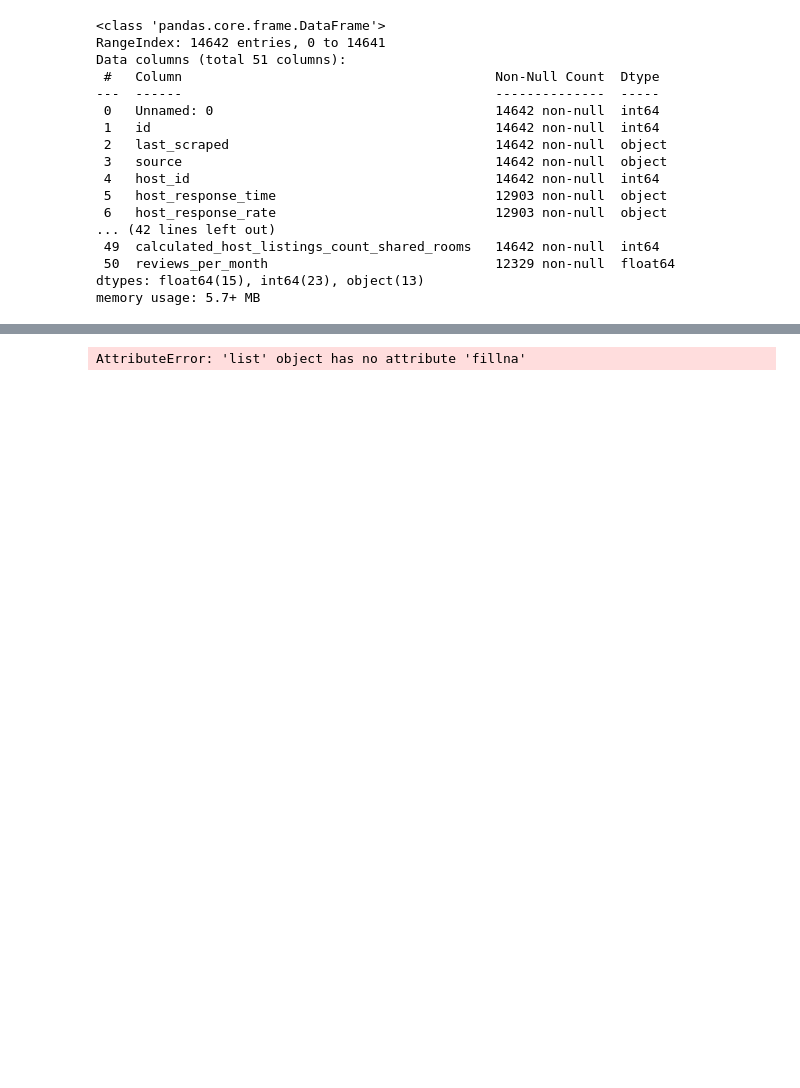
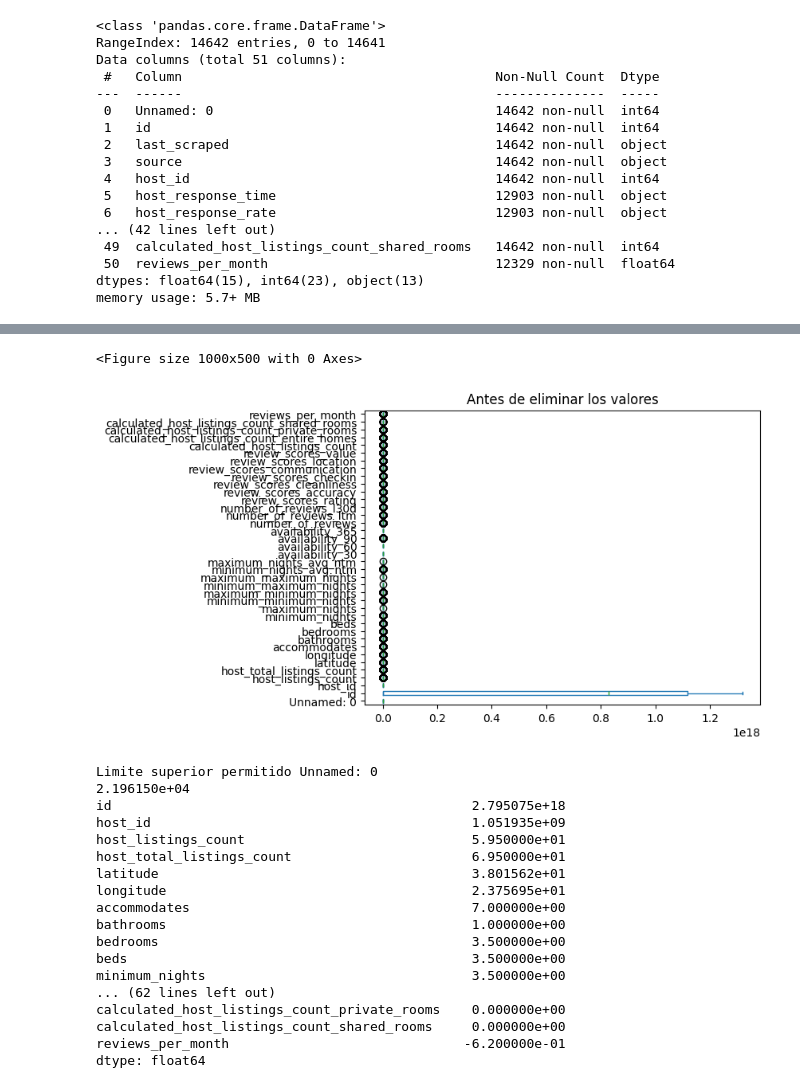
Before and after one commit to Lucero1110/Actividad-6-examen, a Jupyter notebook: llamado_de_funciones.ipynb, the cells around one changed output, grey strips where cells are left out. Drawn from its saved outputs; the diff is of its cells as text; code cells hidden in the pictures; blank space fills up the shorter version.

```diff
--- a/llamado_de_funciones.ipynb
+++ b/llamado_de_funciones.ipynb
@@ -29,4 +52,22 @@ memory usage: 5.7+ MB
 # %%
-f.cuenta_nulos(df)
+f.eliminar_y_graficar_outliers(df)
 # %% [output]
-AttributeError: 'list' object has no attribute 'fillna'
+<Figure size 1000x500 with 0 Axes>
+[figure, added]
+Limite superior permitido Unnamed: 0                                      2.196150e+04
+id                                              2.795075e+18
+host_id                                         1.051935e+09
+host_listings_count                             5.950000e+01
+host_total_listings_count                       6.950000e+01
+latitude                                        3.801562e+01
+longitude                                       2.375695e+01
+accommodates                                    7.000000e+00
+bathrooms                                       1.000000e+00
+bedrooms                                        3.500000e+00
+beds                                            3.500000e+00
+minimum_nights                                  3.500000e+00
+... (62 lines left out)
+calculated_host_listings_count_private_rooms    0.000000e+00
+calculated_host_listings_count_shared_rooms     0.000000e+00
+reviews_per_month                              -6.200000e-01
+dtype: float64
```
Also changed, not shown: parts of 2 cells of this notebook.
